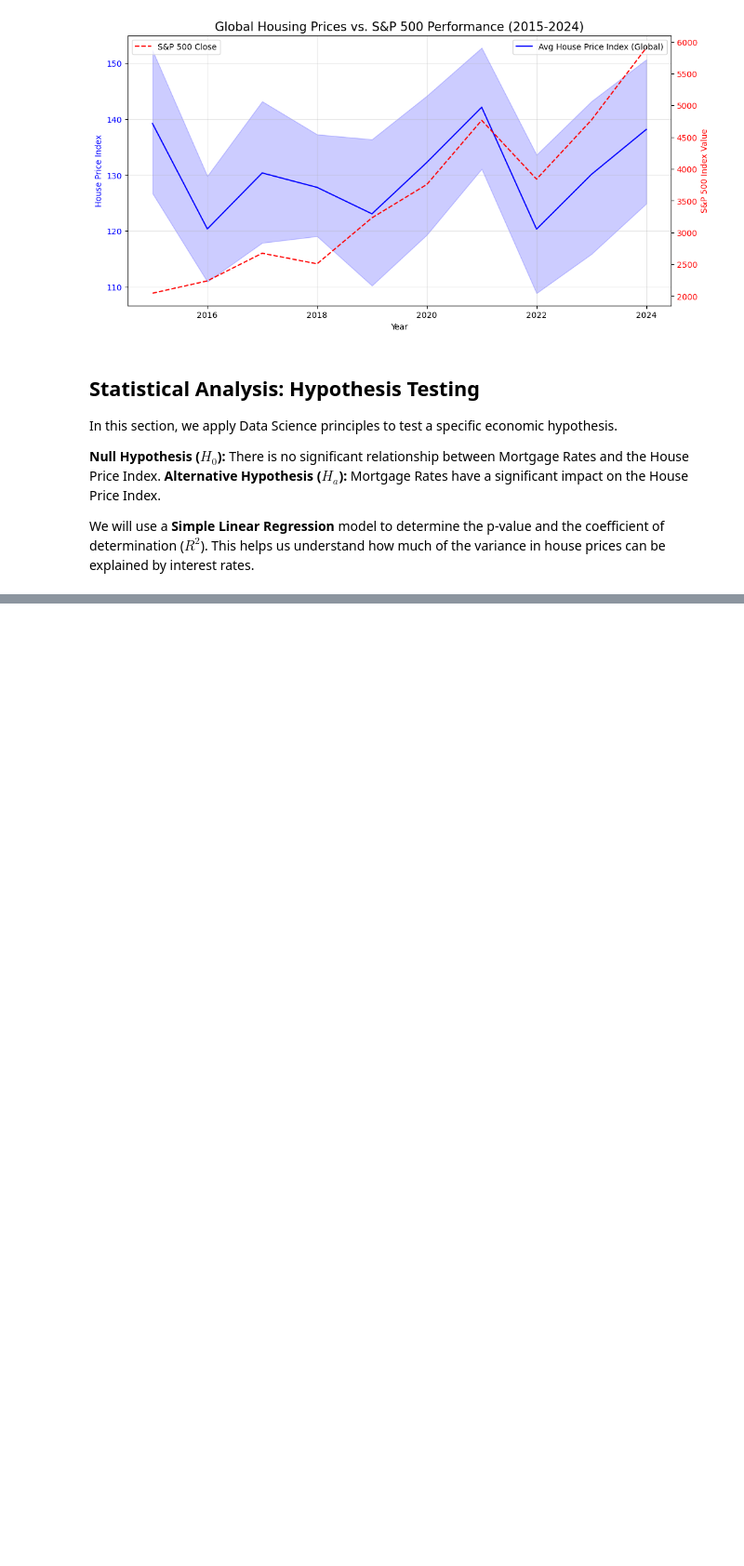
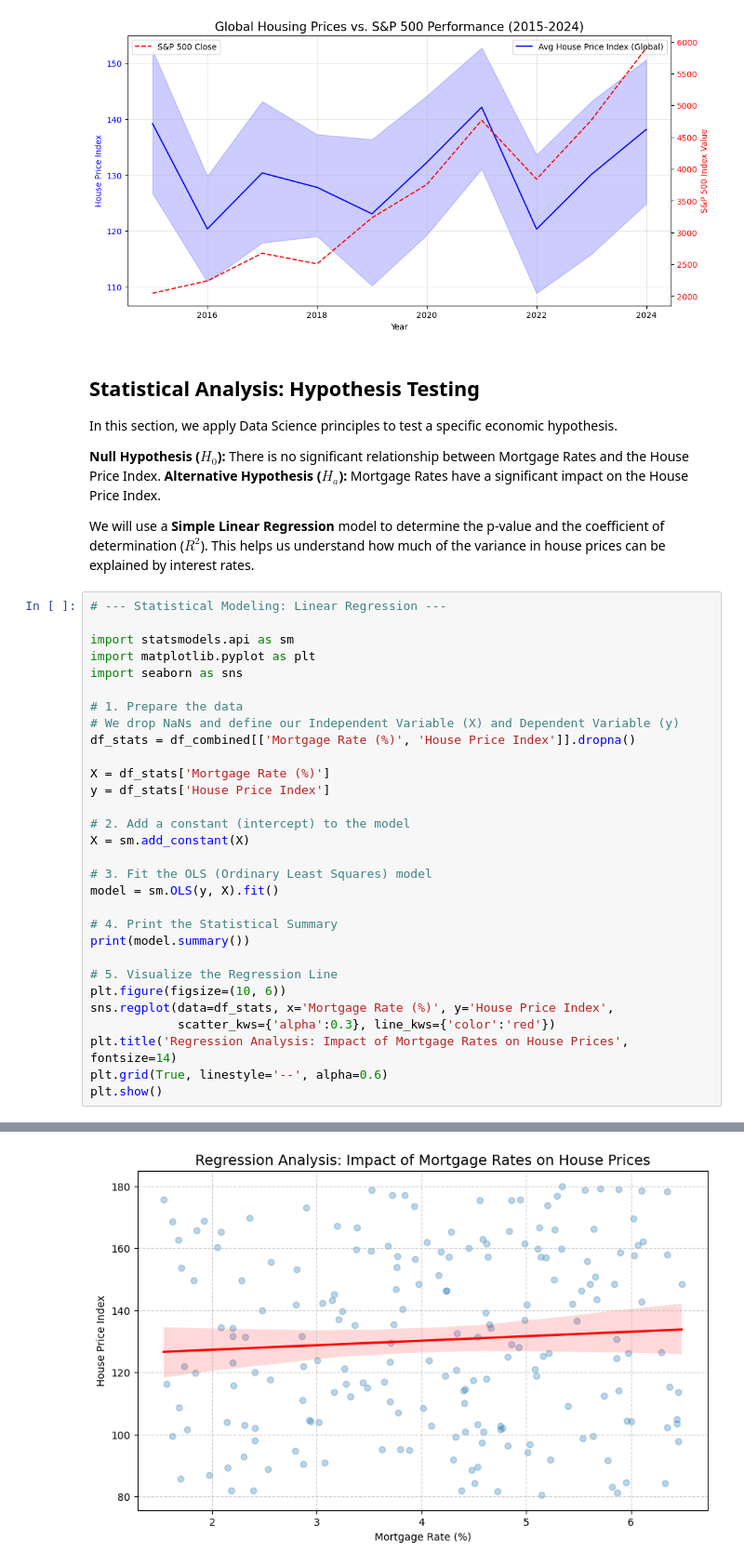
Before and after one commit to DimovDimo/impact-of-economic-indicators-on-properties, a Jupyter notebook: Impact of economic indicators on properties.ipynb, the cells around one changed output, grey strips where cells are left out. Shown at 93% size. Drawn from its saved outputs; the diff is of its cells as text; blank space fills up the shorter version.

Commit message:
Applied Linear Regression to test the impact of mortgage rates on housing prices

```diff
--- a/Impact of economic indicators on properties.ipynb
+++ b/Impact of economic indicators on properties.ipynb
@@ -278,3 +278,34 @@ In this section, we apply Data Science principles to test a specific economic hy
 **Alternative Hypothesis ($H_a$):** Mortgage Rates have a significant impact on the House Price Index.
 
 We will use a **Simple Linear Regression** model to determine the p-value and the coefficient of determination ($R^2$). This helps us understand how much of the variance in house prices can be explained by interest rates.
+# %%
+# --- Statistical Modeling: Linear Regression ---
+
+import statsmodels.api as sm
+import matplotlib.pyplot as plt
+import seaborn as sns
+
+# 1. Prepare the data
+# We drop NaNs and define our Independent Variable (X) and Dependent Variable (y)
+df_stats = df_combined[['Mortgage Rate (%)', 'House Price Index']].dropna()
+
+X = df_stats['Mortgage Rate (%)']
+y = df_stats['House Price Index']
+
+# 2. Add a constant (intercept) to the model
+X = sm.add_constant(X)
+
+# 3. Fit the OLS (Ordinary Least Squares) model
+model = sm.OLS(y, X).fit()
+
+# 4. Print the Statistical Summary
+print(model.summary())
+
+# 5. Visualize the Regression Line
+plt.figure(figsize=(10, 6))
+sns.regplot(data=df_stats, x='Mortgage Rate (%)', y='House Price Index',
+            scatter_kws={'alpha':0.3}, line_kws={'color':'red'})
+plt.title('Regression Analysis: Impact of Mortgage Rates on House Prices', fontsize=14)
+plt.grid(True, linestyle='--', alpha=0.6)
+plt.show()
+# %% [output]
@@ -280,0 +329 @@ We will use a **Simple Linear Regression** model to determine the p-value and th
+[figure, added]
```
Also changed, not shown: parts of 1 cell of this notebook.
